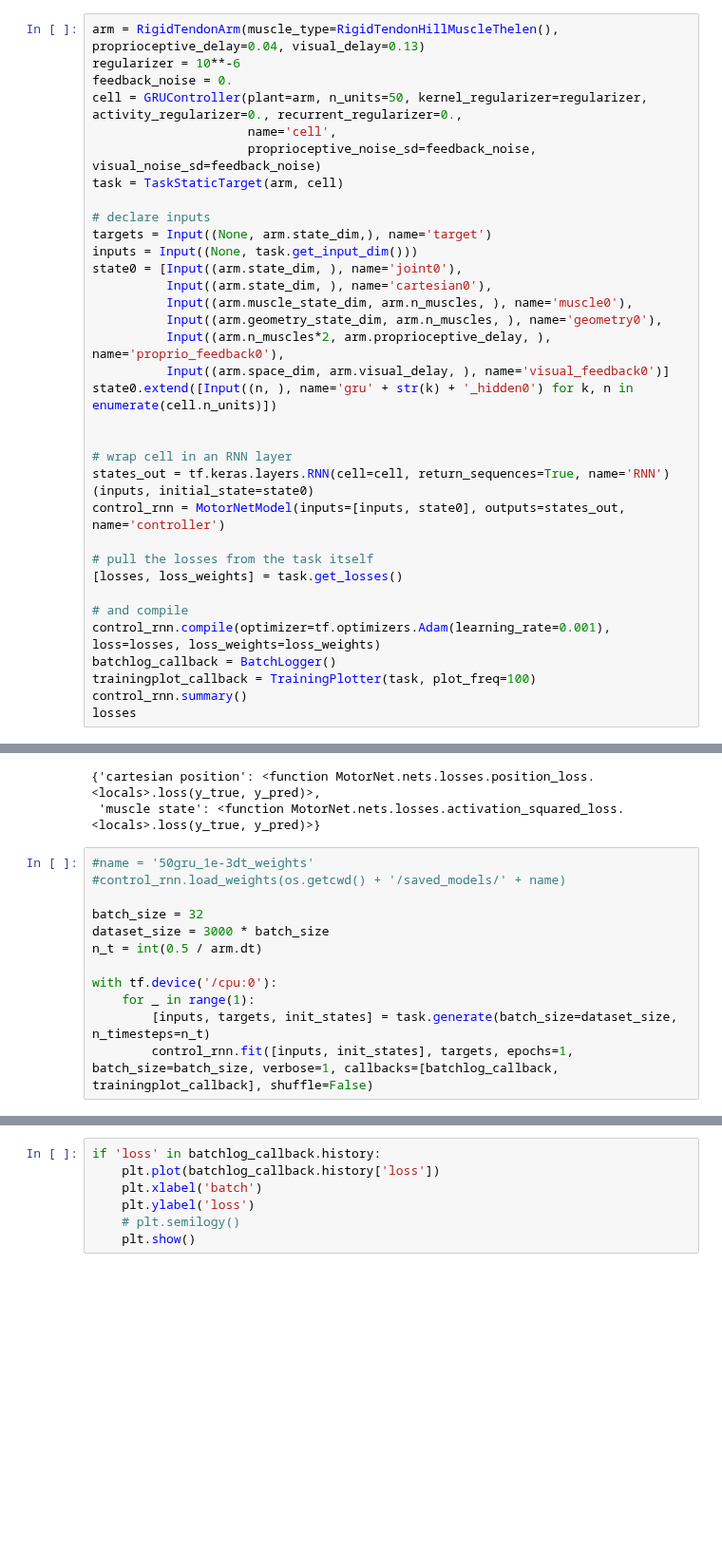
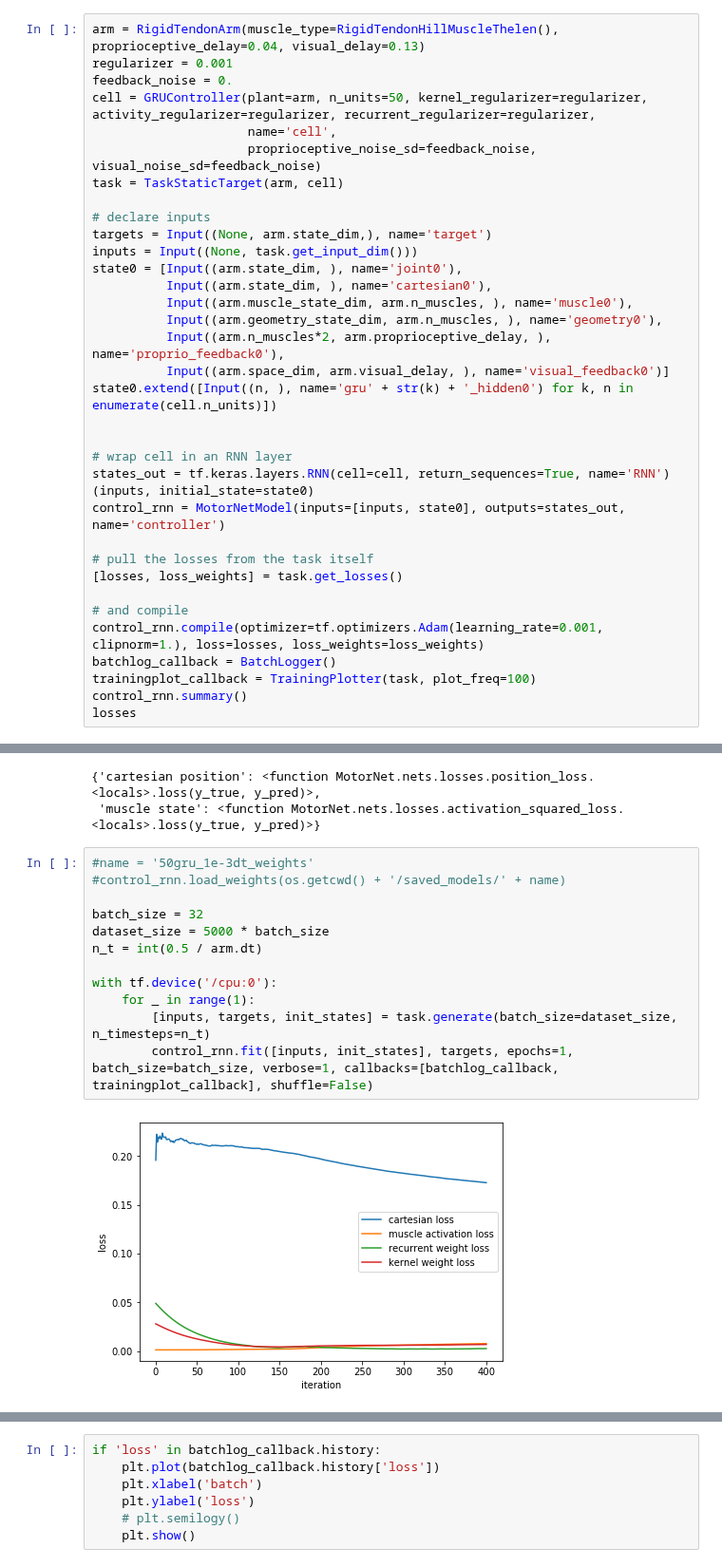
Before and after one commit to OlivierCodol/MotorNet, a Jupyter notebook: notebooks/jonathans_playground/arm.ipynb, the cells around one changed output, grey strips where cells are left out. Shown at 95% size. Saved outputs shown, nothing was run; the diff lists cells and outputs as text; blank space fills up the shorter version.

Commit message:
Fixed some errors in callback plotting

```diff
--- a/notebooks/jonathans_playground/arm.ipynb
+++ b/notebooks/jonathans_playground/arm.ipynb
@@ -33,8 +31,8 @@ tensorflow version: 2.3.0
 # %%
 arm = RigidTendonArm(muscle_type=RigidTendonHillMuscleThelen(), proprioceptive_delay=0.04, visual_delay=0.13)
-regularizer = 10**-6
+regularizer = 0.001
 feedback_noise = 0.
-cell = GRUController(plant=arm, n_units=50, kernel_regularizer=regularizer, activity_regularizer=0., recurrent_regularizer=0.,
+cell = GRUController(plant=arm, n_units=50, kernel_regularizer=regularizer, activity_regularizer=regularizer, recurrent_regularizer=regularizer,
                      name='cell',
                      proprioceptive_noise_sd=feedback_noise, visual_noise_sd=feedback_noise)
 task = TaskStaticTarget(arm, cell)
@@ -59,7 +57,7 @@ control_rnn = MotorNetModel(inputs=[inputs, state0], outputs=states_out, name='c
 [losses, loss_weights] = task.get_losses()
 
 # and compile
-control_rnn.compile(optimizer=tf.optimizers.Adam(learning_rate=0.001), loss=losses, loss_weights=loss_weights)
+control_rnn.compile(optimizer=tf.optimizers.Adam(learning_rate=0.001, clipnorm=1.), loss=losses, loss_weights=loss_weights)
 batchlog_callback = BatchLogger()
 trainingplot_callback = TrainingPlotter(task, plot_freq=100)
 control_rnn.summary()
@@ -87,12 +85,14 @@ ________________________________________________________________________________
 # %%
 #name = '50gru_1e-3dt_weights'
 #control_rnn.load_weights(os.getcwd() + '/saved_models/' + name)
 
 batch_size = 32
-dataset_size = 3000 * batch_size
+dataset_size = 5000 * batch_size
 n_t = int(0.5 / arm.dt)
 
 with tf.device('/cpu:0'):
     for _ in range(1):
         [inputs, targets, init_states] = task.generate(batch_size=dataset_size, n_timesteps=n_t)
         control_rnn.fit([inputs, init_states], targets, epochs=1, batch_size=batch_size, verbose=1, callbacks=[batchlog_callback, trainingplot_callback], shuffle=False)
+# %% [output]
+[figure, added]
```
Also changed, not shown: parts of 2 cells of this notebook, 2 other files.
